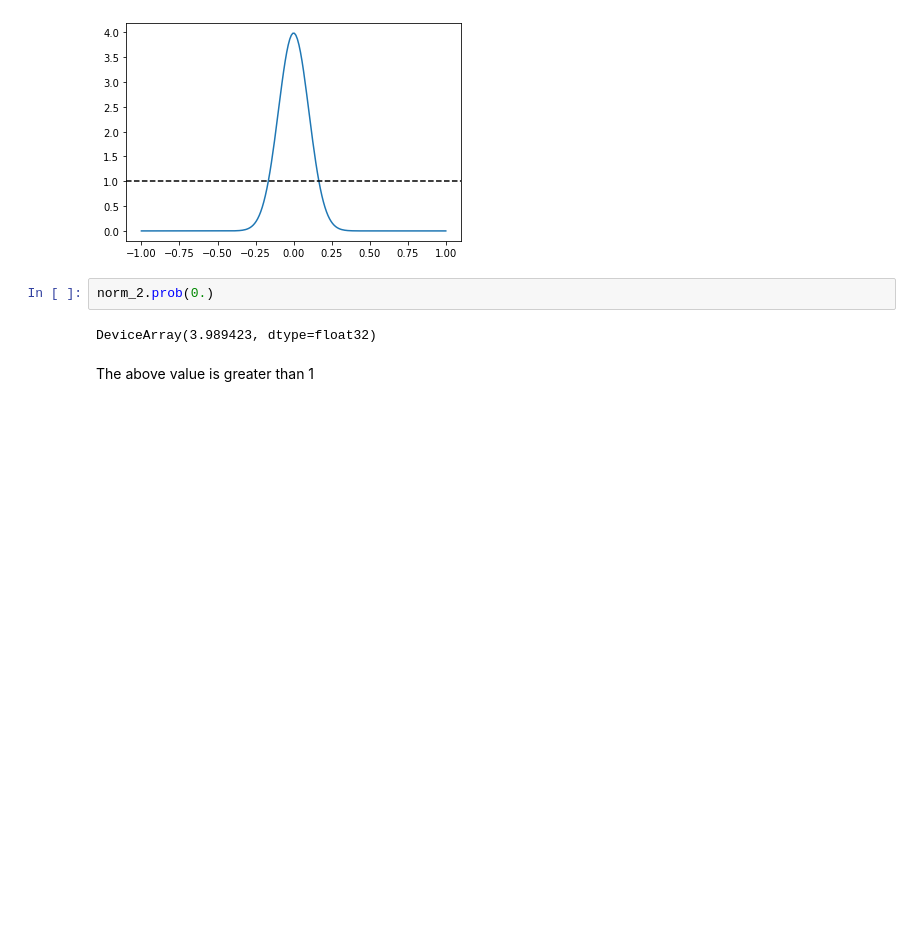
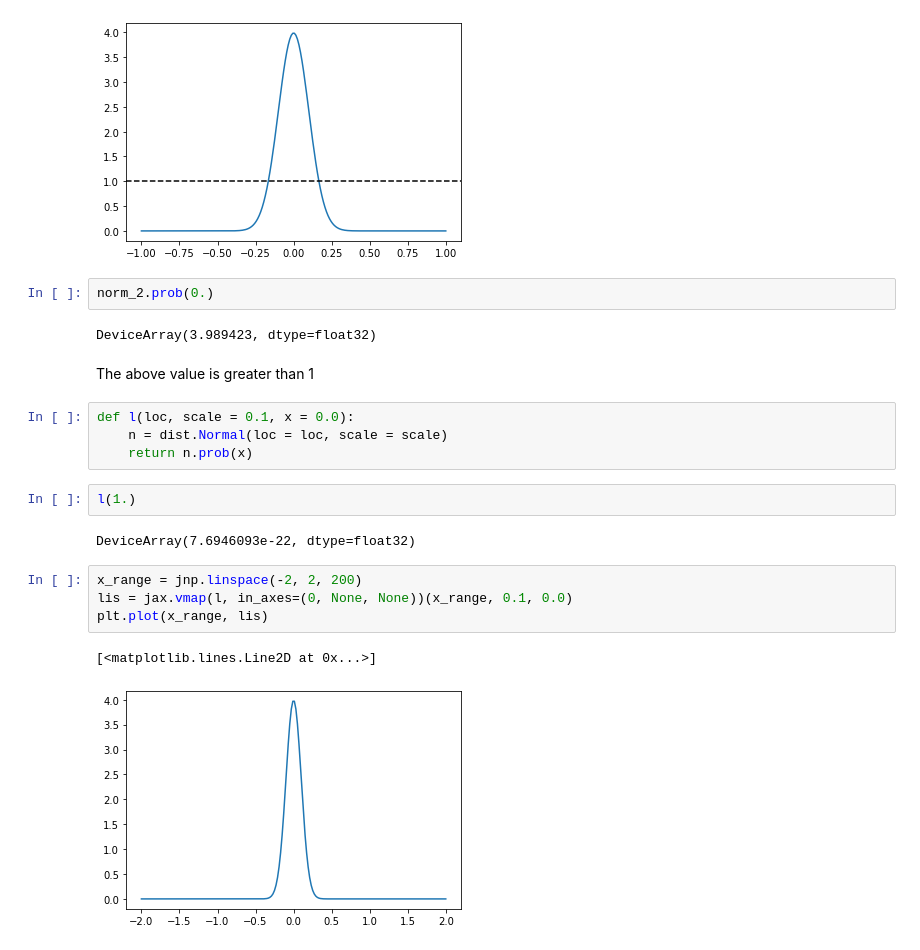
Before and after one commit to code-first-ml/book1, a Jupyter notebook: notebooks/probability/Likelihood-Log-Likelihood.ipynb, the cells around one changed output. Cells and saved outputs as stored; diff of their text form; blank space fills up the shorter version.

```diff
--- a/notebooks/probability/Likelihood-Log-Likelihood.ipynb
+++ b/notebooks/probability/Likelihood-Log-Likelihood.ipynb
@@ -103,3 +103,18 @@ norm_2.prob(0.)
 DeviceArray(3.989423, dtype=float32)
 # %% [markdown]
 The above value is greater than 1
+# %%
+def l(loc, scale = 0.1, x = 0.0):
+    n = dist.Normal(loc = loc, scale = scale)
+    return n.prob(x)
+# %%
+l(1.)
+# %% [output]
+DeviceArray(7.6946093e-22, dtype=float32)
+# %%
+x_range = jnp.linspace(-2, 2, 200)
+lis = jax.vmap(l, in_axes=(0, None, None))(x_range, 0.1, 0.0)
+plt.plot(x_range, lis)
+# %% [output]
+[<matplotlib.lines.Line2D at 0x...>]
+[figure, added]
```
Also changed, not shown: 1 other file.
